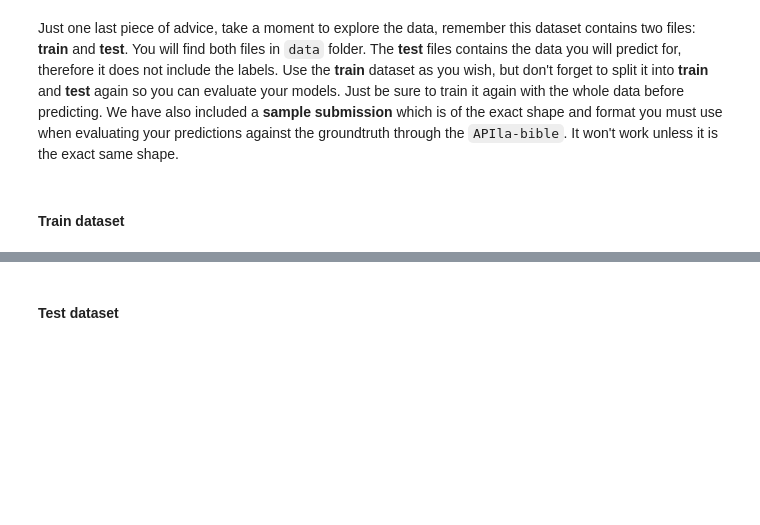
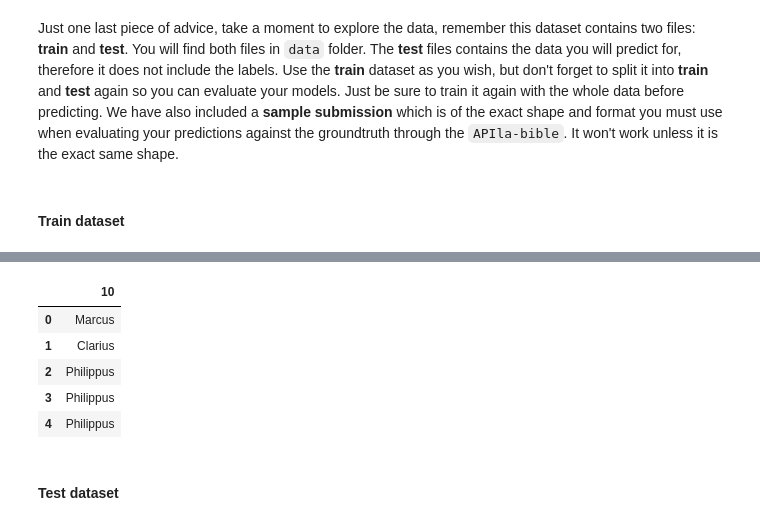
Before and after one commit to Clapiniella/lab-avila-bible, a Jupyter notebook: your-code/main.ipynb, the cells around one changed output, grey strips where cells are left out. Cells and saved outputs as stored; diff of their text form; code cells hidden in the pictures; blank space fills up the shorter version.

```diff
--- a/your-code/main.ipynb
+++ b/your-code/main.ipynb
@@ -48,3 +143,18 @@ train_dataset.head()
+# %%
+#Separo entre categóricas y numéricas
+
+X = train_dataset.select_dtypes(include=["number"])
+y = train_dataset.select_dtypes(exclude=["number"])
+# %%
+#X.head()
+y.head()
+# %% [output]
+|  | 10 |
+| 0 | Marcus |
+| 1 | Clarius |
+| 2 | Philippus |
+| 3 | Philippus |
+| 4 | Philippus |
 # %% [markdown]
 #### Test dataset
 # %%
```
Also changed, not shown: parts of 44 cells of this notebook.
